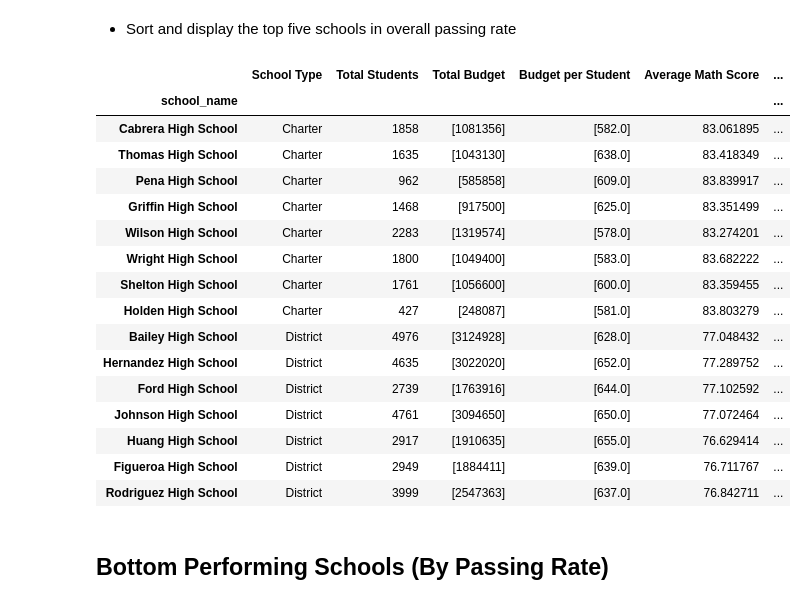
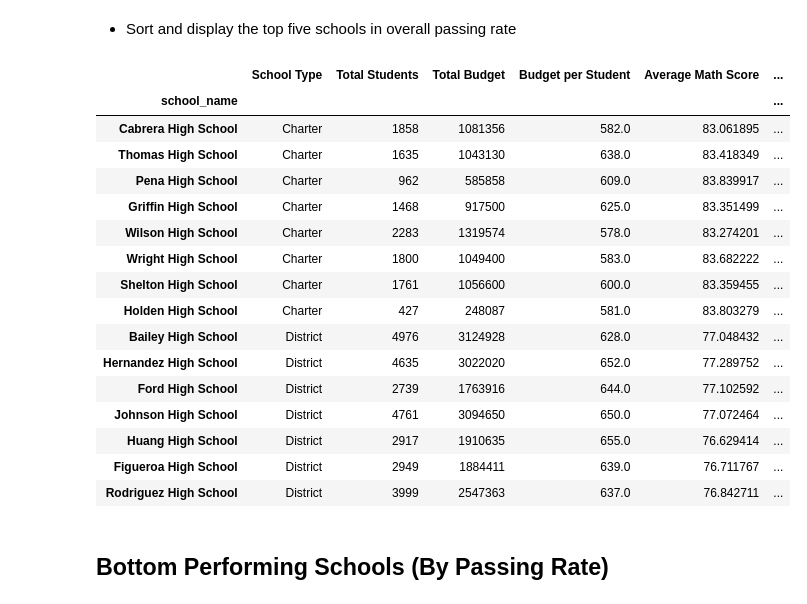
Before and after one commit to smurphy1983/pandas_homework, a Jupyter notebook: PyCitySchools_SFM.ipynb, the cells around one changed output. Cells and saved outputs as stored; diff of their text form; code cells hidden in the pictures.

```diff
--- a/PyCitySchools_SFM.ipynb
+++ b/PyCitySchools_SFM.ipynb
@@ -106,54 +119,61 @@ district_summary
 # %% [markdown]
 * Sort and display the top five schools in overall passing rate
 # %%
+
+#define variables for this new table
+#sort by school to group these variables together
 sort_by_school = school_data_complete.groupby(["school_name"])
 school_type = sort_by_school["type"].first()
 total_students = sort_by_school["student_name"].count()
-total_budget = sort_by_school["budget"].unique()
-per_student_budget = total_budget/total_students
+
+#this lambda function will change what is called to only the first object in the array
+total_budget = sort_by_school["budget"].unique().map(lambda x: x[0])
+per_student_budget = (total_budget/total_students)
 avg_math_score = sort_by_school["math_score"].mean()
 avg_reading_score = sort_by_school["reading_score"].mean()
+#used longer threads to put together the conditional and the grouping functions
 passing_math = school_data_complete[school_data_complete['math_score']>=70].groupby(['school_name']).size()
 passing_reading = school_data_complete[school_data_complete['reading_score']>=70].groupby(['school_name']).size()
 per_pass_math_sch = (passing_math/total_students) *100
 per_pass_read_sch = (passing_reading/total_students) *100
 overall_passing = (per_pass_math_sch+per_pass_read_sch)/2
 
 
-
+#create new DataFrame
 summary_per_sch = pd.DataFrame({
     "School Type" : school_type,
     "Total Students": total_students,
     "Total Budget": total_budget,
     "Budget per Student": per_student_budget,
     "Average Math Score":avg_math_score,
     "Average Reading Score":avg_reading_score,
     "Percentage Passing Math": per_pass_math_sch,
     "Percentage Passing Reading": per_pass_read_sch,
     "Overall Passing Rate %" : overall_passing
 
 })
 
+#Create new dataframe that is sorted from Best to Worst based on passing grade
 summary_per_sch_best = summary_per_sch.sort_values(["Overall Passing Rate %"], ascending = False)
 summary_per_sch_best
 # %% [output]
 |  | School Type | Total Students | Total Budget | Budget per Student | Average Math Score | ... |
 | school_name |  |  |  |  |  | ... |
-| Cabrera High School | Charter | 1858 | [1081356] | [582.0] | 83.061895 | ... |
-| Thomas High School | Charter | 1635 | [1043130] | [638.0] | 83.418349 | ... |
-| Pena High School | Charter | 962 | [585858] | [609.0] | 83.839917 | ... |
-| Griffin High School | Charter | 1468 | [917500] | [625.0] | 83.351499 | ... |
-| Wilson High School | Charter | 2283 | [1319574] | [578.0] | 83.274201 | ... |
-| Wright High School | Charter | 1800 | [1049400] | [583.0] | 83.682222 | ... |
-| Shelton High School | Charter | 1761 | [1056600] | [600.0] | 83.359455 | ... |
-| Holden High School | Charter | 427 | [248087] | [581.0] | 83.803279 | ... |
-| Bailey High School | District | 4976 | [3124928] | [628.0] | 77.048432 | ... |
-| Hernandez High School | District | 4635 | [3022020] | [652.0] | 77.289752 | ... |
-| Ford High School | District | 2739 | [1763916] | [644.0] | 77.102592 | ... |
-| Johnson High School | District | 4761 | [3094650] | [650.0] | 77.072464 | ... |
-| Huang High School | District | 2917 | [1910635] | [655.0] | 76.629414 | ... |
-| Figueroa High School | District | 2949 | [1884411] | [639.0] | 76.711767 | ... |
-| Rodriguez High School | District | 3999 | [2547363] | [637.0] | 76.842711 | ... |
+| Cabrera High School | Charter | 1858 | 1081356 | 582.0 | 83.061895 | ... |
+| Thomas High School | Charter | 1635 | 1043130 | 638.0 | 83.418349 | ... |
+| Pena High School | Charter | 962 | 585858 | 609.0 | 83.839917 | ... |
+| Griffin High School | Charter | 1468 | 917500 | 625.0 | 83.351499 | ... |
+| Wilson High School | Charter | 2283 | 1319574 | 578.0 | 83.274201 | ... |
+| Wright High School | Charter | 1800 | 1049400 | 583.0 | 83.682222 | ... |
+| Shelton High School | Charter | 1761 | 1056600 | 600.0 | 83.359455 | ... |
+| Holden High School | Charter | 427 | 248087 | 581.0 | 83.803279 | ... |
+| Bailey High School | District | 4976 | 3124928 | 628.0 | 77.048432 | ... |
+| Hernandez High School | District | 4635 | 3022020 | 652.0 | 77.289752 | ... |
+| Ford High School | District | 2739 | 1763916 | 644.0 | 77.102592 | ... |
+| Johnson High School | District | 4761 | 3094650 | 650.0 | 77.072464 | ... |
+| Huang High School | District | 2917 | 1910635 | 655.0 | 76.629414 | ... |
+| Figueroa High School | District | 2949 | 1884411 | 639.0 | 76.711767 | ... |
+| Rodriguez High School | District | 3999 | 2547363 | 637.0 | 76.842711 | ... |
 # %% [markdown]
 ## Bottom Performing Schools (By Passing Rate)
 # %% [markdown]
```
Also changed, not shown: parts of 14 cells of this notebook, 1 other file.
